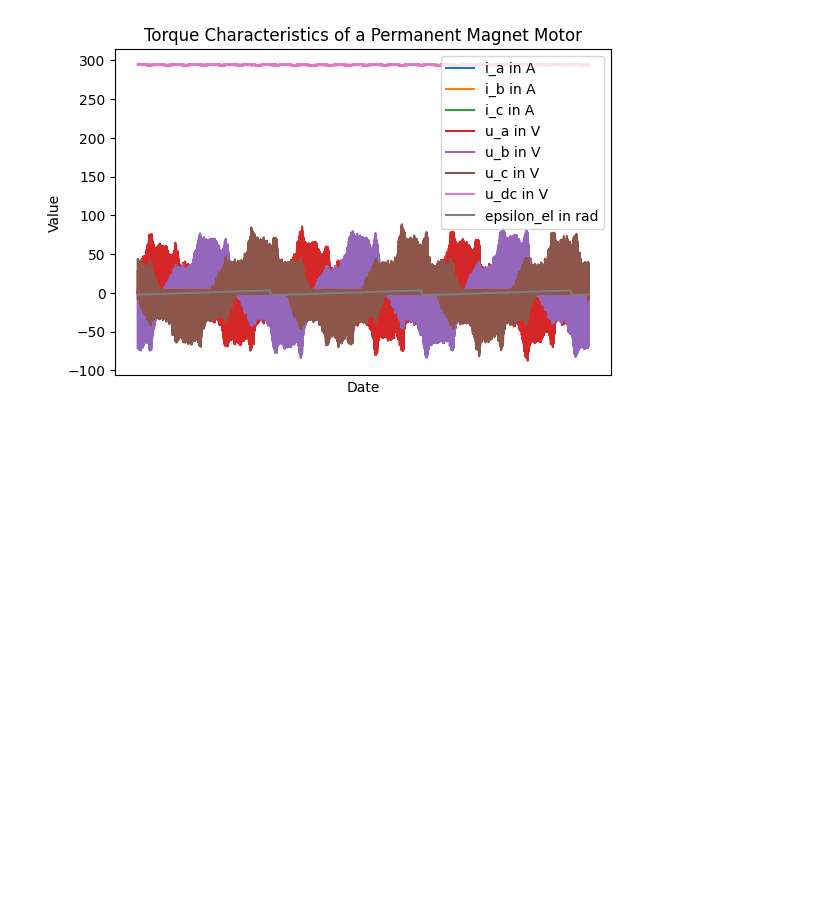
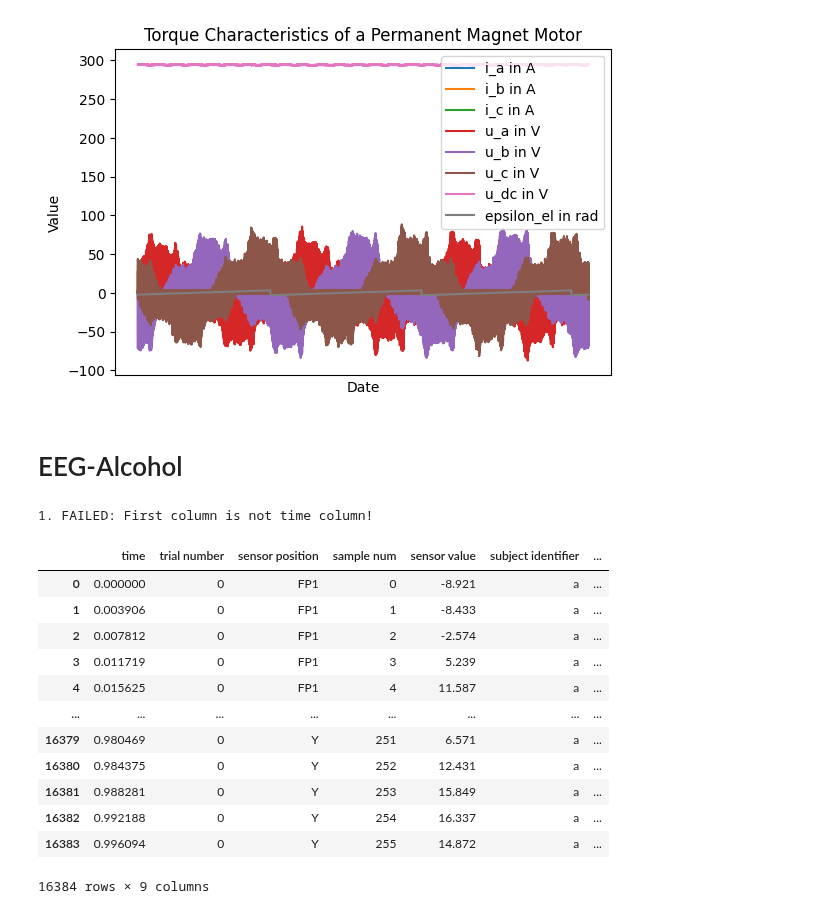
Before and after one commit to MiguelLoureiro98/timecave, a Jupyter notebook: experiments/data_preprocessing.ipynb, the cells around one changed output. Drawn from its saved outputs; the diff is of its cells as text; code cells hidden in the pictures; blank space fills up the shorter version.

Commit message:
dataframe_check

```diff
--- a/experiments/data_preprocessing.ipynb
+++ b/experiments/data_preprocessing.ipynb
@@ -753,3 +752,24 @@ plot_time_series(tcpmm_op1_5, legend=True, title="Torque Characteristics of a Pe
 [figure]
 # %%
 #tcpmm_op1_5.to_csv("datasets/processed_data/torque_characteristics_15052024.csv", index=False)
+# %% [markdown]
+# EEG-Alcohol
+# %%
+eega = pd.read_csv('datasets/raw/EEG-Alcohol/SMNI_CMI_TRAIN/train/Data1.csv', index_col=0).reset_index(drop=True)
+eega = check_column_order(eega, "time", fix=True)
+eega
+# %% [output]
+1. FAILED: First column is not time column!
+|  | time | trial number | sensor position | sample num | sensor value | subject identifier | ... |
+| 0 | 0.000000 | 0 | FP1 | 0 | -8.921 | a | ... |
+| 1 | 0.003906 | 0 | FP1 | 1 | -8.433 | a | ... |
+| 2 | 0.007812 | 0 | FP1 | 2 | -2.574 | a | ... |
+| 3 | 0.011719 | 0 | FP1 | 3 | 5.239 | a | ... |
+| 4 | 0.015625 | 0 | FP1 | 4 | 11.587 | a | ... |
+| ... | ... | ... | ... | ... | ... | ... | ... |
+| 16379 | 0.980469 | 0 | Y | 251 | 6.571 | a | ... |
+| 16380 | 0.984375 | 0 | Y | 252 | 12.431 | a | ... |
+| 16381 | 0.988281 | 0 | Y | 253 | 15.849 | a | ... |
+| 16382 | 0.992188 | 0 | Y | 254 | 16.337 | a | ... |
+| 16383 | 0.996094 | 0 | Y | 255 | 14.872 | a | ... |
+16384 rows × 9 columns
```
Also changed, not shown: parts of 5 cells of this notebook, 1 other file.
